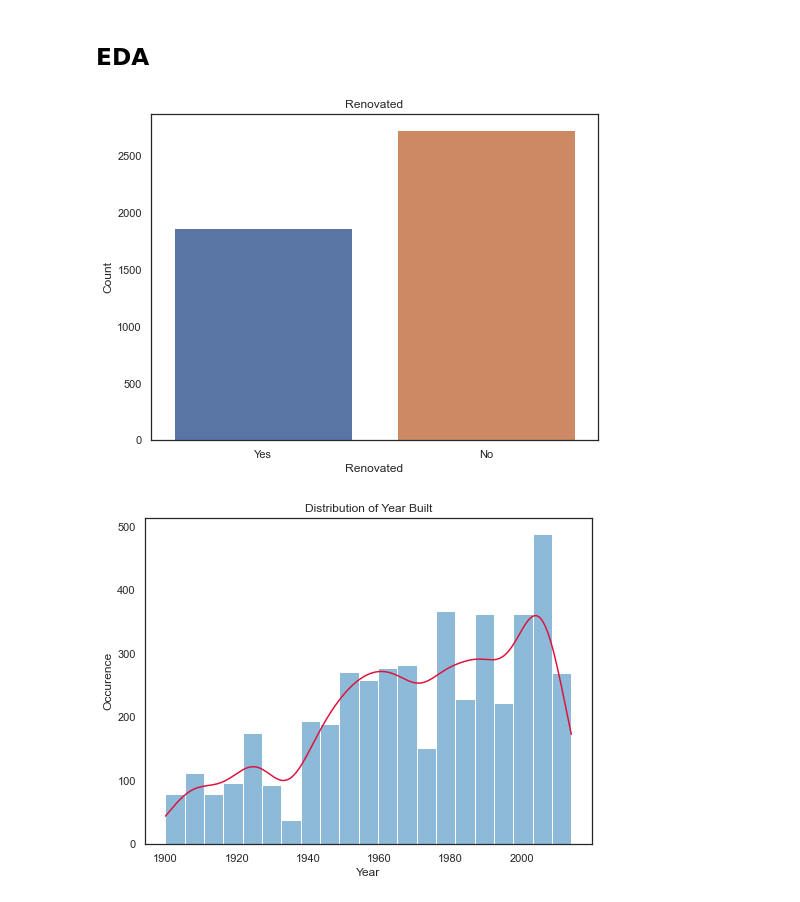
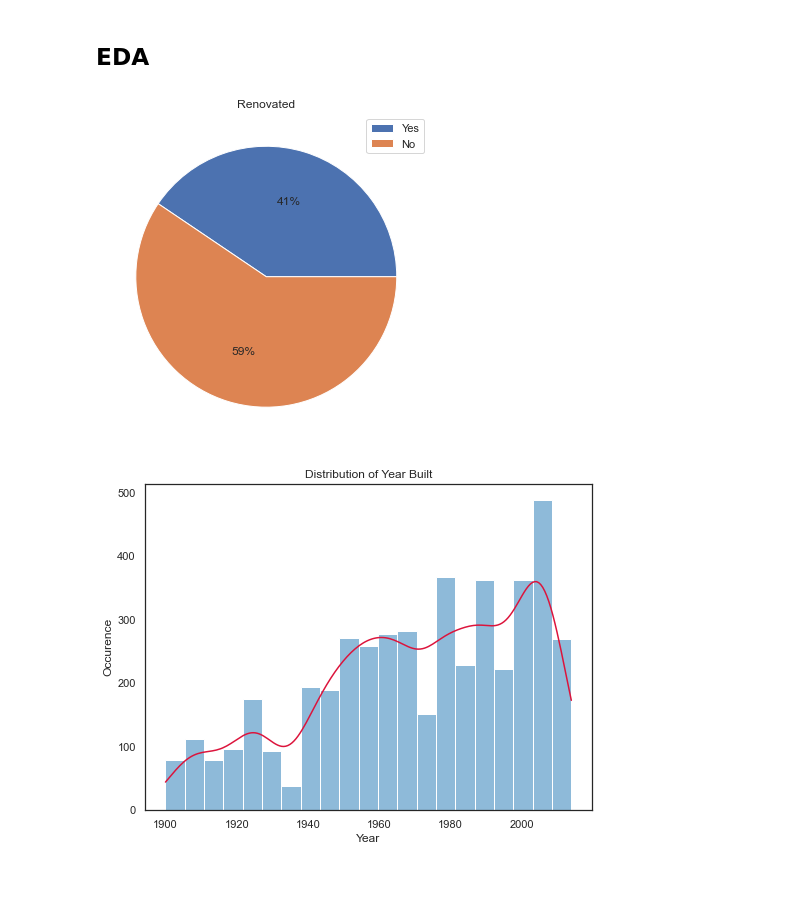
Before and after one commit to arjneal/DataScience, a Jupyter notebook: data_analytics/code_files/housing_data.ipynb, the cells around one changed output. Cells and saved outputs as stored; diff of their text form; code cells hidden in the pictures.

Commit message:
Updated the Renovated EDA

```diff
--- a/data_analytics/code_files/housing_data.ipynb
+++ b/data_analytics/code_files/housing_data.ipynb
@@ -48,14 +48,17 @@ df.head()
 5 rows × 21 columns
 # %% [markdown]
 ## EDA
-# %%
-sns.countplot(data=df, x='is_renovated')
-plt.xlabel('Renovated')
-plt.ylabel('Count')
-plt.title('Renovated')
-plt.show()
-# %% [output]
-[figure, removed]
+# %%
+# Seaborn plot works but want to diversify plot type in my Jupyter notebook
+# sns.countplot(data=df, x='is_renovated')
+
+data = df.is_renovated.value_counts().sort_index(ascending = False) # Sorted Index so that Yes is the first label shown
+plt.pie(data.values, autopct = '%1.0f%%')
+plt.legend(labels= data.index)
+plt.title('Renovated')
+plt.show()
+# %% [output]
+[figure, added]
 # %%
 matplotlib.rcParams['figure.figsize'] = [8, 6]
 sns.set_style(style='white')
```
